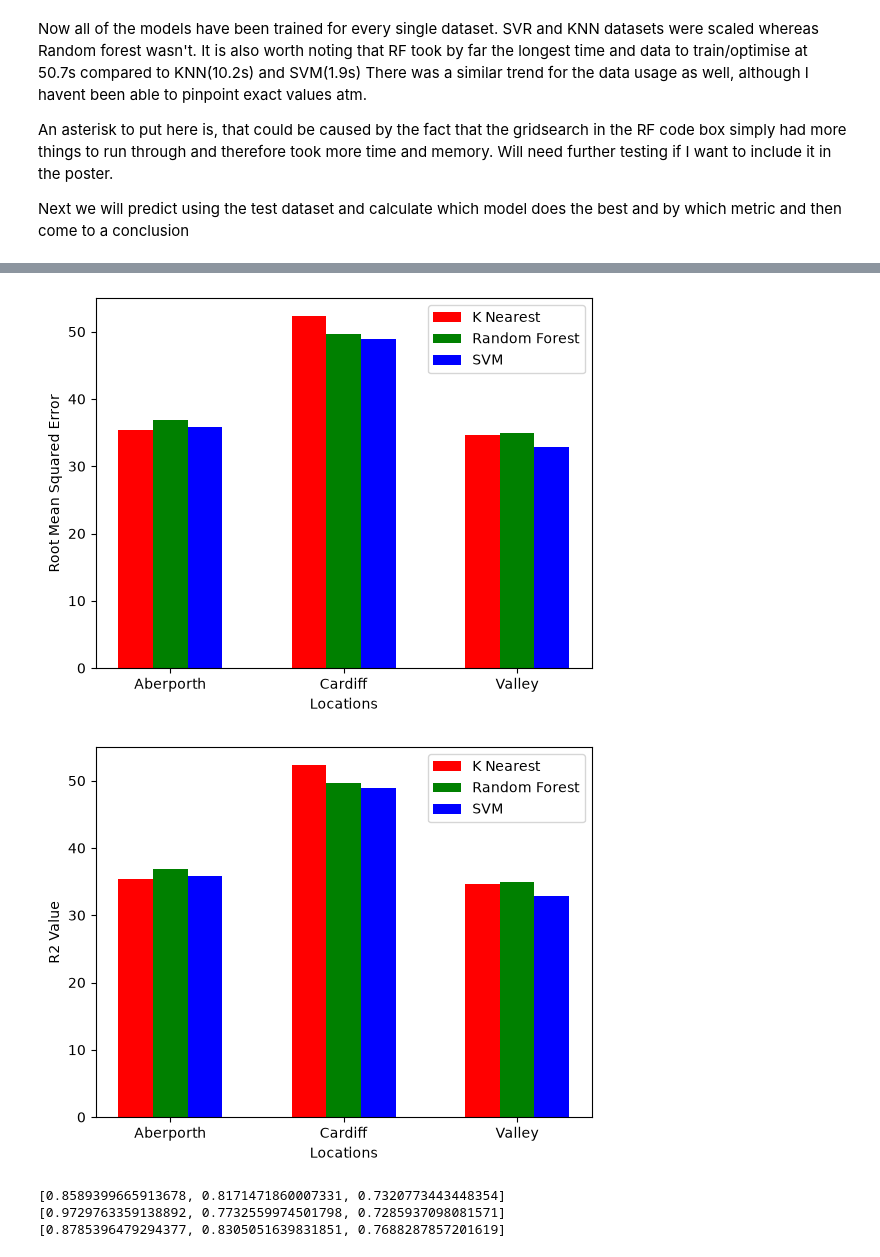
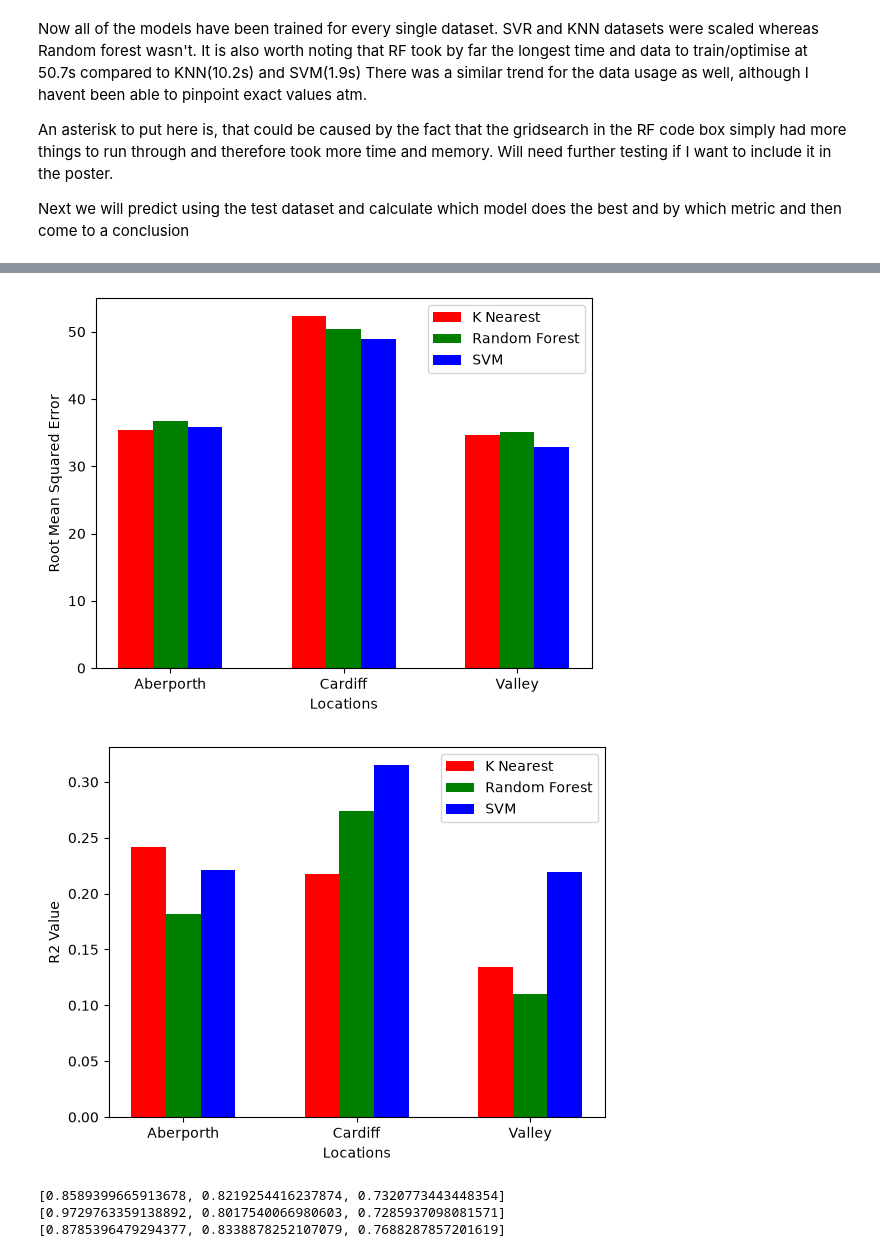
Before and after one commit to AtsDenli/Y2ML1.1, a Jupyter notebook: models.ipynb, the cells around one changed output, grey strips where cells are left out. Cells and saved outputs as stored; diff of their text form; code cells hidden in the pictures.

```diff
--- a/models.ipynb
+++ b/models.ipynb
@@ -247,9 +247,9 @@ knnR2 = [aR2[0], cR2[0], vR2[0]]
 rfR2 = [aR2[1], cR2[1], vR2[1]]
 svrR2 = [aR2[2], cR2[2], vR2[2]]
 width = 0.2
-plt.bar(x-width, knnRMSE, width, color='red')
-plt.bar(x, rfRMSE, width, color='green')
-plt.bar(x+width, svrRMSE, width, color='blue')
+plt.bar(x-width, knnR2, width, color='red')
+plt.bar(x, rfR2, width, color='green')
+plt.bar(x+width, svrR2, width, color='blue')
 plt.xticks(x,['Aberporth', 'Cardiff', 'Valley'])
 plt.xlabel("Locations")
 plt.ylabel("R2 Value")
@@ -265,5 +265,5 @@ print(vMAPE)
-[figure, old version]
+[figure, new version]
-[figure, old version]
+[figure, new version]
-[0.8589399665913678, 0.8171471860007331, 0.7320773443448354]
-[0.9729763359138892, 0.7732559974501798, 0.7285937098081571]
-[0.8785396479294377, 0.8305051639831851, 0.7688287857201619]
+[0.8589399665913678, 0.8219254416237874, 0.7320773443448354]
+[0.9729763359138892, 0.8017540066980603, 0.7285937098081571]
+[0.8785396479294377, 0.8338878252107079, 0.7688287857201619]
```
Also changed, not shown: parts of 1 cell of this notebook.
